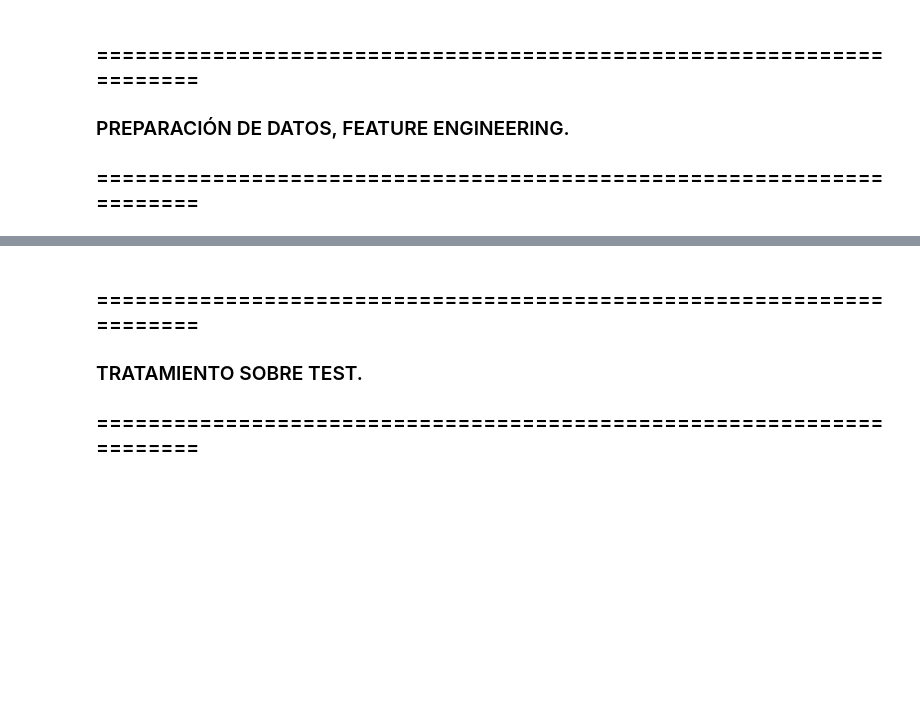
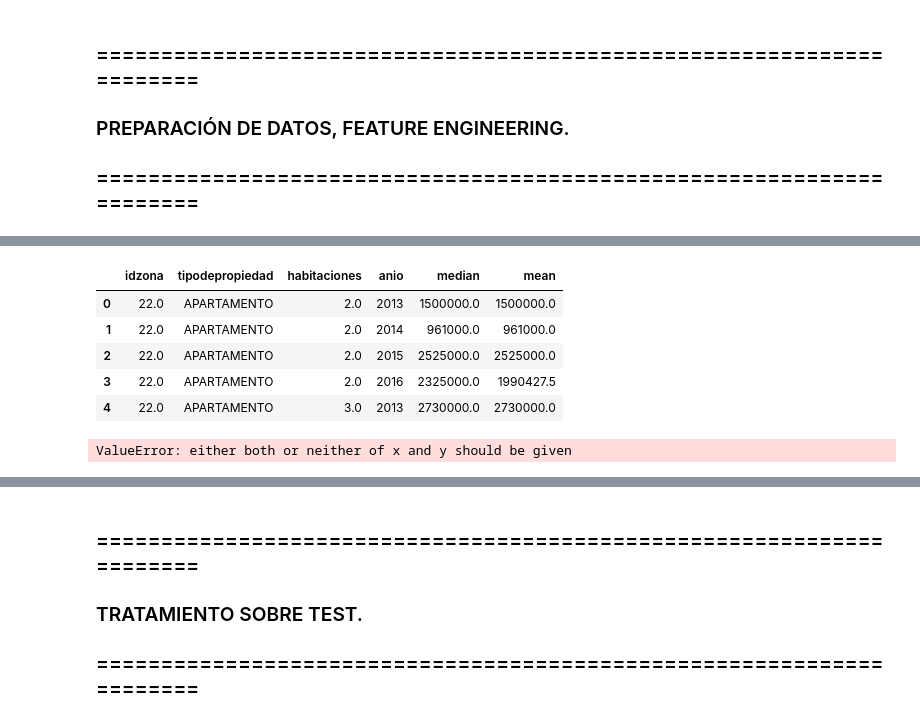
Before and after one commit to patopizzini/Organizacion_Datos_2C2019, a Jupyter notebook: TP2/TP2 Datos Andres.ipynb, the cells around one changed output, grey strips where cells are left out. Saved outputs shown, nothing was run; the diff lists cells and outputs as text; code cells hidden in the pictures; blank space fills up the shorter version.

Commit message:
Mean y Median sobre precio (parcialmente)
...

```diff
--- a/TP2/TP2 Datos Andres.ipynb
+++ b/TP2/TP2 Datos Andres.ipynb
@@ -38,11 +102,29 @@ respuesta = pd.read_csv('../../DATA_TP2/ejemploRespuesta.csv')
+# %%
+train['lat'].fillna(0, inplace=True)
+train['lng'].fillna(0, inplace=True)
+
+train['titulo'] = train['titulo'].str.upper()
+train['descripcion'] = train['descripcion'].str.upper()
+train['direccion'] = train['direccion'].str.upper()
+train['ciudad'] = train['ciudad'].str.upper()
+train['provincia'] = train['provincia'].str.upper()
+train['tipodepropiedad'] = train['tipodepropiedad'].str.upper()
+
+train['provincia'] = train['provincia'].str.normalize('NFKD')\
+                                       .str.encode('ascii', errors='ignore')\
+                                       .str.decode('utf-8')
+
+train['ciudad'] = train['ciudad'].str.normalize('NFKD')\
+                                       .str.encode('ascii', errors='ignore')\
+                                       .str.decode('utf-8')
 # %%
 train['excelente'] = 0
-train.loc[train.descripcion.str.contains('vigilancia', na=False), 'vigilancia'] = 1
+train.loc[train.descripcion.str.contains('VIGILANCIA', na=False), 'vigilancia'] = 1
 train['vigilancia'] = 0
-train.loc[train.descripcion.str.contains('excelente', na=False), 'excelente'] = 1
+train.loc[train.descripcion.str.contains('EXCELENTE', na=False), 'excelente'] = 1
 train['esquina'] = 0
-train.loc[train.descripcion.str.contains('esquina', na=False), 'esquina'] = 1
+train.loc[train.descripcion.str.contains('ESQUINA', na=False), 'esquina'] = 1
 train['remodelada'] = 0
-train.loc[train.descripcion.str.contains('remodelada', na=False), 'remodelada'] = 1
+train.loc[train.descripcion.str.contains('REMODELADA', na=False), 'remodelada'] = 1
 train['lujo'] = 0
-train.loc[train.descripcion.str.contains('lujo', na=False), 'lujo'] = 1
+train.loc[train.descripcion.str.contains('LUJO', na=False), 'lujo'] = 1
@@ -197,3 +276,14 @@ train['anio'] = train['fecha'].dt.year
 # %%
-train.loc[train.tipodepropiedad.str.contains('Comercial', na=False), 'tipodepropiedad'] = 'Comercio'
-train.loc[train.tipodepropiedad.str.contains('Casa en condominio', na=False), 'tipodepropiedad'] = 'Condominio'
+train.loc[train.tipodepropiedad.str.contains('COMERCIAL', na=False), 'tipodepropiedad'] = 'COMERCIO'
+train.loc[train.tipodepropiedad.str.contains('CASA EN CONDOMINIO', na=False), 'tipodepropiedad'] = 'CONDOMINIO'
+# %%
+train_gruouped = train.groupby(['idzona','tipodepropiedad','habitaciones','anio'])['precio'].agg({'mean','median'}).reset_index()
+# %%
+train_gruouped.head()
+# %% [output]
+|  | idzona | tipodepropiedad | habitaciones | anio | median | mean |
+| 0 | 22.0 | APARTAMENTO | 2.0 | 2013 | 1500000.0 | 1500000.0 |
+| 1 | 22.0 | APARTAMENTO | 2.0 | 2014 | 961000.0 | 961000.0 |
+| 2 | 22.0 | APARTAMENTO | 2.0 | 2015 | 2525000.0 | 2525000.0 |
+| 3 | 22.0 | APARTAMENTO | 2.0 | 2016 | 2325000.0 | 1990427.5 |
+| 4 | 22.0 | APARTAMENTO | 3.0 | 2013 | 2730000.0 | 2730000.0 |
@@ -199,0 +293,4 @@ train.loc[train.tipodepropiedad.str.contains('Casa en condominio', na=False), 't
+# %%
+train['mean'] = np.where(train.idzona == train_gruouped.idzona.values[0], train_gruouped['mean'])
+# %% [output]
+ValueError: either both or neither of x and y should be given
```
Also changed, not shown: parts of 23 cells of this notebook, 4 other files.
